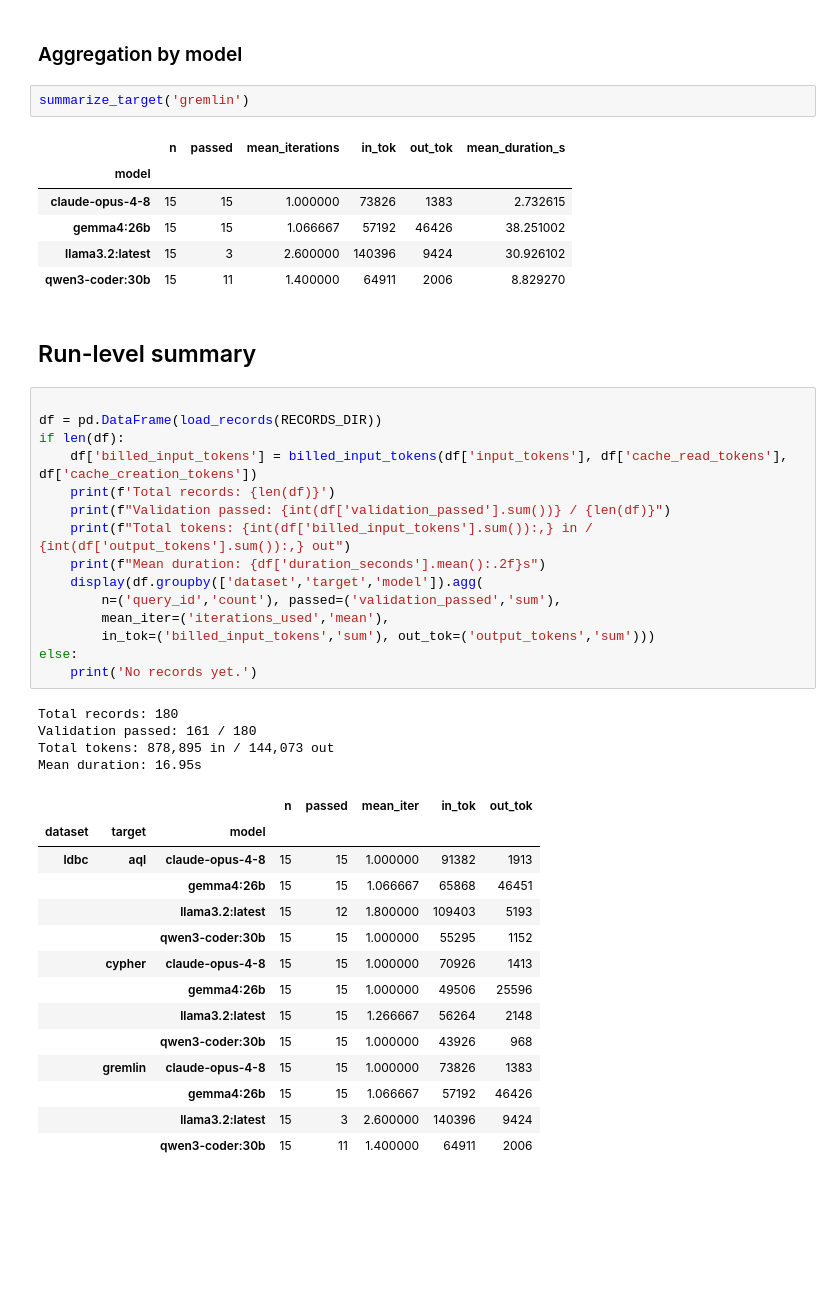
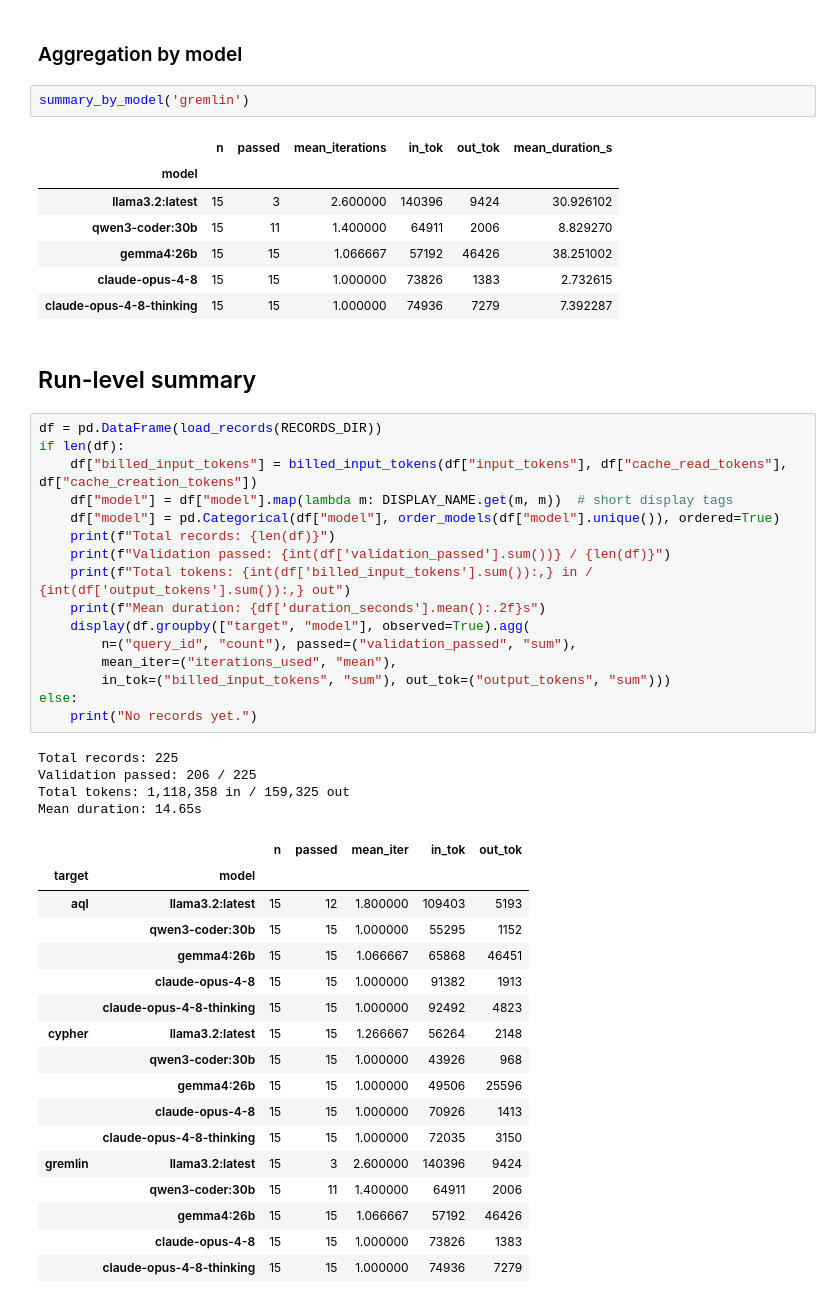
Before and after one commit to obonovai/sql2graph, a Jupyter notebook: eval/notebooks/01_translation_run.ipynb, the cells around one changed output. Drawn from its saved outputs; the diff is of its cells as text; blank space fills up the shorter version.

```diff
--- a/eval/notebooks/01_translation_run.ipynb
+++ b/eval/notebooks/01_translation_run.ipynb
@@ -418,47 +558,52 @@ run_cell('gremlin', 'claude-opus-4-8-thinking')
 # %% [markdown]
 ### Aggregation by model
 # %%
-summarize_target('gremlin')
+summary_by_model('gremlin')
 # %% [output]
 |  | n | passed | mean_iterations | in_tok | out_tok | mean_duration_s |
 | model |  |  |  |  |  |  |
-| claude-opus-4-8 | 15 | 15 | 1.000000 | 73826 | 1383 | 2.732615 |
-| gemma4:26b | 15 | 15 | 1.066667 | 57192 | 46426 | 38.251002 |
 | llama3.2:latest | 15 | 3 | 2.600000 | 140396 | 9424 | 30.926102 |
 | qwen3-coder:30b | 15 | 11 | 1.400000 | 64911 | 2006 | 8.829270 |
+| gemma4:26b | 15 | 15 | 1.066667 | 57192 | 46426 | 38.251002 |
+| claude-opus-4-8 | 15 | 15 | 1.000000 | 73826 | 1383 | 2.732615 |
+| claude-opus-4-8-thinking | 15 | 15 | 1.000000 | 74936 | 7279 | 7.392287 |
 # %% [markdown]
 ## Run-level summary
 # %%
-
 df = pd.DataFrame(load_records(RECORDS_DIR))
 if len(df):
-    df['billed_input_tokens'] = billed_input_tokens(df['input_tokens'], df['cache_read_tokens'], df['cache_creation_tokens'])
-    print(f'Total records: {len(df)}')
+    df["billed_input_tokens"] = billed_input_tokens(df["input_tokens"], df["cache_read_tokens"], df["cache_creation_tokens"])
+    df["model"] = df["model"].map(lambda m: DISPLAY_NAME.get(m, m))  # short display tags
+    df["model"] = pd.Categorical(df["model"], order_models(df["model"].unique()), ordered=True)
+    print(f"Total records: {len(df)}")
     print(f"Validation passed: {int(df['validation_passed'].sum())} / {len(df)}")
     print(f"Total tokens: {int(df['billed_input_tokens'].sum()):,} in / {int(df['output_tokens'].sum()):,} out")
     print(f"Mean duration: {df['duration_seconds'].mean():.2f}s")
-    display(df.groupby(['dataset','target','model']).agg(
-        n=('query_id','count'), passed=('validation_passed','sum'),
-        mean_iter=('iterations_used','mean'),
-        in_tok=('billed_input_tokens','sum'), out_tok=('output_tokens','sum')))
+    display(df.groupby(["target", "model"], observed=True).agg(
+        n=("query_id", "count"), passed=("validation_passed", "sum"),
+        mean_iter=("iterations_used", "mean"),
+        in_tok=("billed_input_tokens", "sum"), out_tok=("output_tokens", "sum")))
 else:
-    print('No records yet.')
+    print("No records yet.")
 # %% [output]
-Total records: 180
-Validation passed: 161 / 180
-Total tokens: 878,895 in / 144,073 out
-Mean duration: 16.95s
+Total records: 225
+Validation passed: 206 / 225
+Total tokens: 1,118,358 in / 159,325 out
+Mean duration: 14.65s
-|  |  |  | n | passed | mean_iter | in_tok | out_tok |
-| dataset | target | model |  |  |  |  |  |
-| ldbc | aql | claude-opus-4-8 | 15 | 15 | 1.000000 | 91382 | 1913 |
-|  |  | gemma4:26b | 15 | 15 | 1.066667 | 65868 | 46451 |
-|  |  | llama3.2:latest | 15 | 12 | 1.800000 | 109403 | 5193 |
-|  |  | qwen3-coder:30b | 15 | 15 | 1.000000 | 55295 | 1152 |
-|  | cypher | claude-opus-4-8 | 15 | 15 | 1.000000 | 70926 | 1413 |
-|  |  | gemma4:26b | 15 | 15 | 1.000000 | 49506 | 25596 |
-|  |  | llama3.2:latest | 15 | 15 | 1.266667 | 56264 | 2148 |
-|  |  | qwen3-coder:30b | 15 | 15 | 1.000000 | 43926 | 968 |
-|  | gremlin | claude-opus-4-8 | 15 | 15 | 1.000000 | 73826 | 1383 |
-|  |  | gemma4:26b | 15 | 15 | 1.066667 | 57192 | 46426 |
-|  |  | llama3.2:latest | 15 | 3 | 2.600000 | 140396 | 9424 |
-|  |  | qwen3-coder:30b | 15 | 11 | 1.400000 | 64911 | 2006 |
+|  |  | n | passed | mean_iter | in_tok | out_tok |
+| target | model |  |  |  |  |  |
+| aql | llama3.2:latest | 15 | 12 | 1.800000 | 109403 | 5193 |
+|  | qwen3-coder:30b | 15 | 15 | 1.000000 | 55295 | 1152 |
+|  | gemma4:26b | 15 | 15 | 1.066667 | 65868 | 46451 |
+|  | claude-opus-4-8 | 15 | 15 | 1.000000 | 91382 | 1913 |
+|  | claude-opus-4-8-thinking | 15 | 15 | 1.000000 | 92492 | 4823 |
+| cypher | llama3.2:latest | 15 | 15 | 1.266667 | 56264 | 2148 |
+|  | qwen3-coder:30b | 15 | 15 | 1.000000 | 43926 | 968 |
+|  | gemma4:26b | 15 | 15 | 1.000000 | 49506 | 25596 |
+|  | claude-opus-4-8 | 15 | 15 | 1.000000 | 70926 | 1413 |
+|  | claude-opus-4-8-thinking | 15 | 15 | 1.000000 | 72035 | 3150 |
+| gremlin | llama3.2:latest | 15 | 3 | 2.600000 | 140396 | 9424 |
+|  | qwen3-coder:30b | 15 | 11 | 1.400000 | 64911 | 2006 |
+|  | gemma4:26b | 15 | 15 | 1.066667 | 57192 | 46426 |
+|  | claude-opus-4-8 | 15 | 15 | 1.000000 | 73826 | 1383 |
+|  | claude-opus-4-8-thinking | 15 | 15 | 1.000000 | 74936 | 7279 |
```
Also changed, not shown: parts of 34 cells of this notebook, 50 other files.
